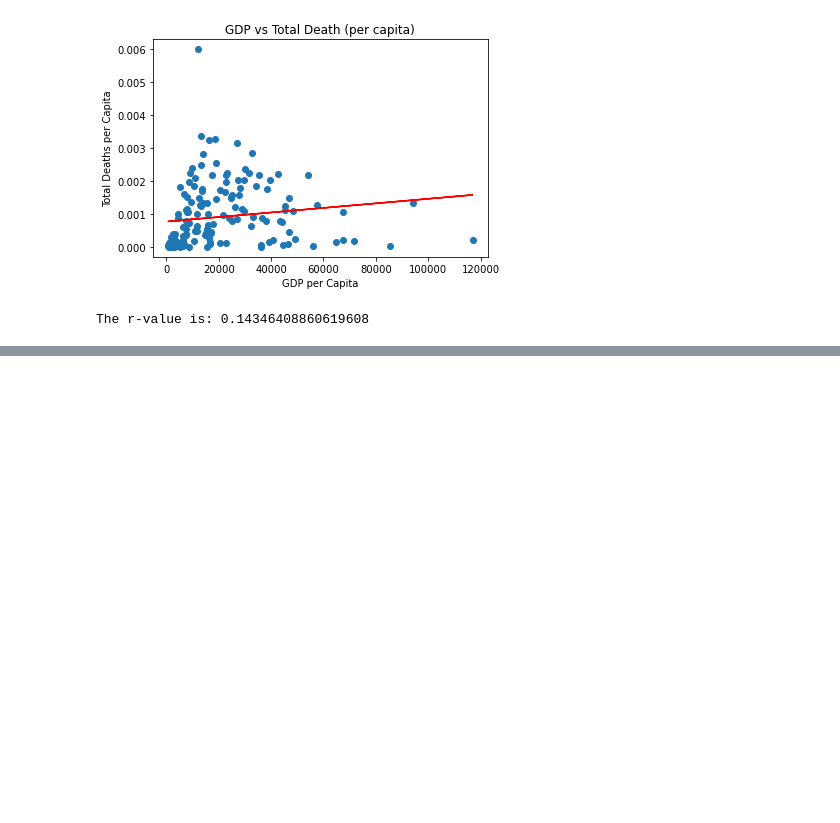
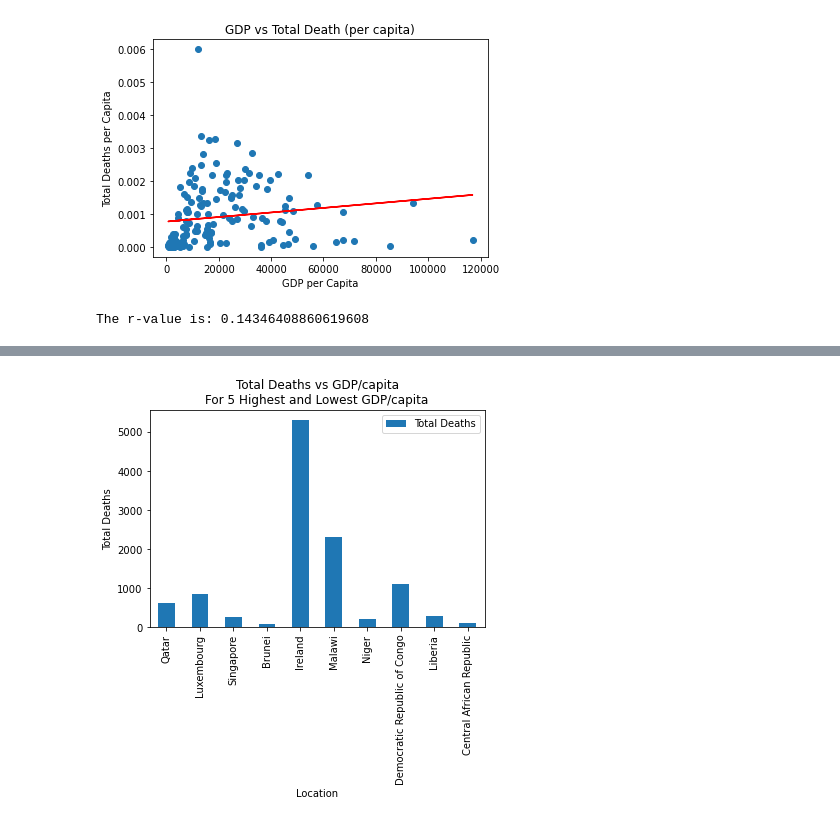
Before and after one commit to Par-Dodo/GDPvsCOVID, a Jupyter notebook: Main Code.ipynb, the cells around one changed output, grey strips where cells are left out. Saved outputs shown, nothing was run; the diff lists cells and outputs as text; code cells hidden in the pictures; blank space fills up the shorter version.

```diff
--- a/Main Code.ipynb
+++ b/Main Code.ipynb
@@ -212,0 +193,9 @@ high_low_gdp
+# %%
+#Bar graph for total deaths of 5 hightest and lowest GDPs
+high_low_gdp.plot.bar(x="location", y="Total Deaths")
+plt.title("Total Deaths vs GDP/capita\nFor 5 Highest and Lowest GDP/capita")
+plt.xlabel("Location")
+plt.ylabel("Total Deaths")
+plt.show()
+# %% [output]
+[figure, added]
```
Also changed, not shown: parts of 10 cells of this notebook.
